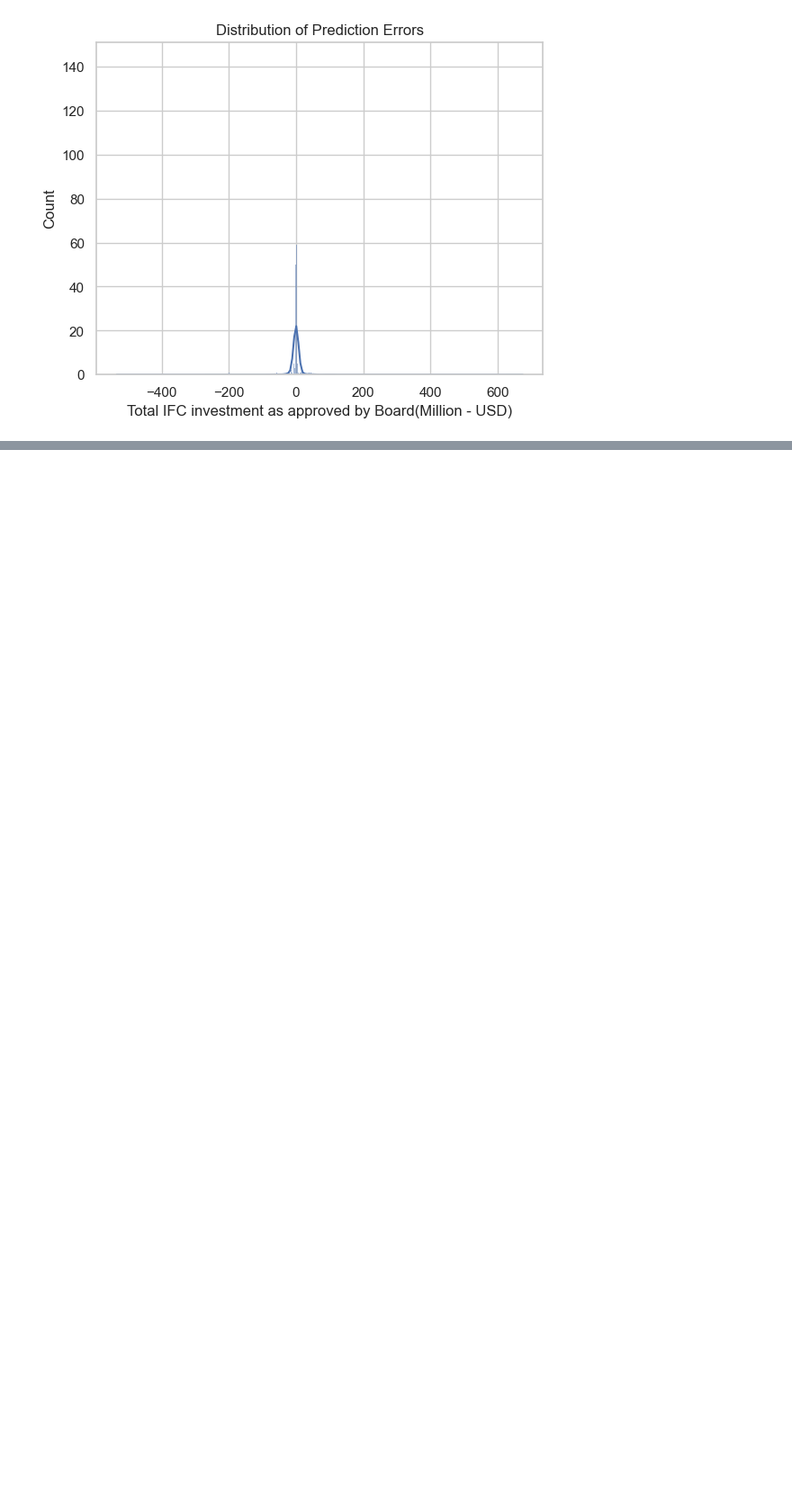
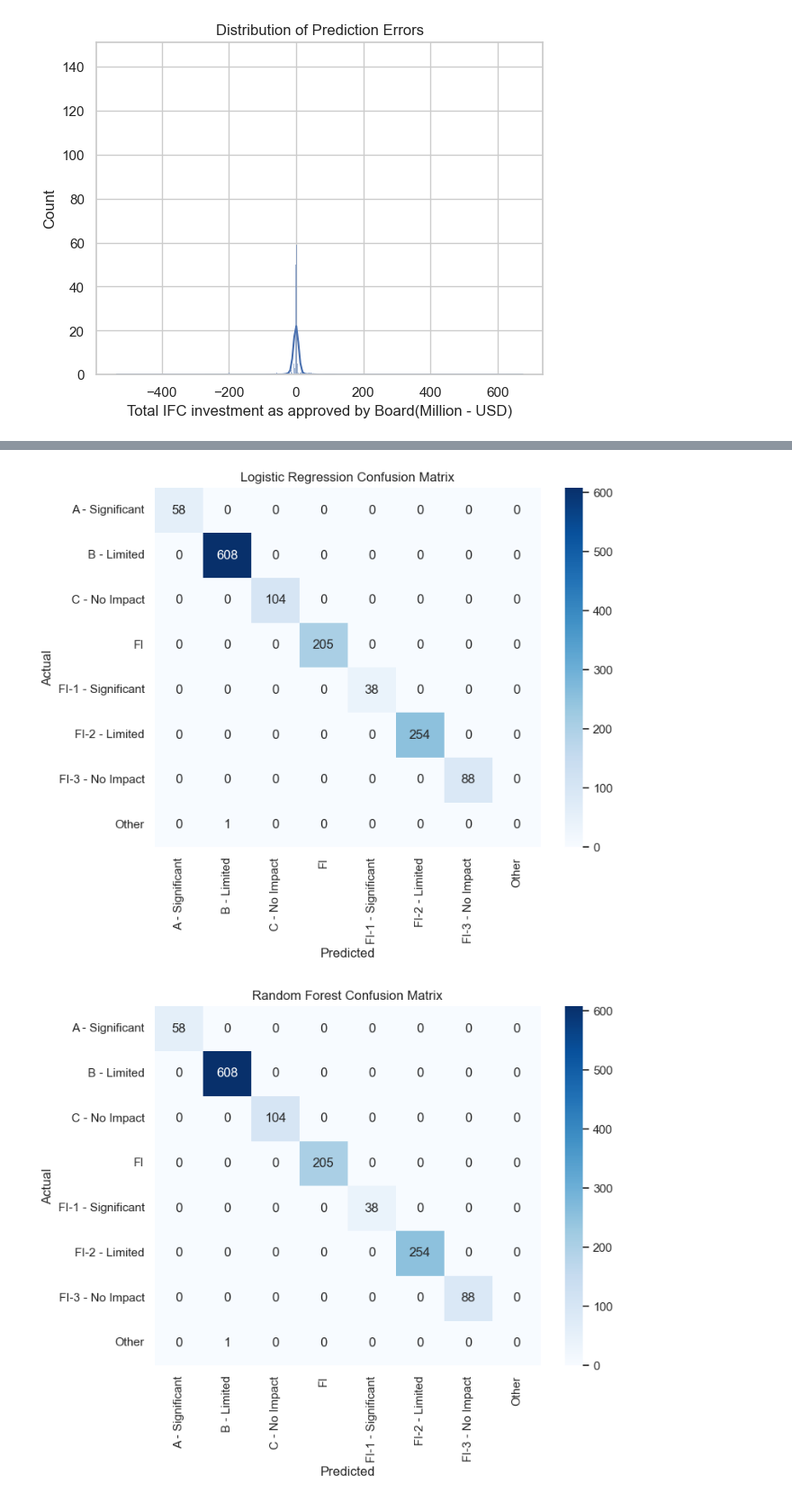
Before and after one commit to Rajabboev/Hybrid_ML_model_investment, a Jupyter notebook: IFC Investment .ipynb, the cells around one changed output, grey strips where cells are left out. Shown at 90% size. Drawn from its saved outputs; the diff is of its cells as text; code cells hidden in the pictures; blank space fills up the shorter version.

Commit message:
Leakage identified all models must be re-modeled

```diff
--- a/IFC Investment .ipynb
+++ b/IFC Investment .ipynb
@@ -793,0 +830,6 @@ plt.show()
+# %%
+from sklearn.model_selection import train_test_split
+
+Xc_train, Xc_test, yc_train, yc_test = train_test_split(
+    X_clf, y_clf_encoded, test_size=0.2, random_state=42, stratify=y_clf_encoded
+)
@@ -793,0 +901,17 @@ plt.show()
+# %%
+from xgboost import XGBClassifier
+
+xgb_clf = Pipeline(steps=[
+    ('preprocess', clf_preprocessor),
+    ('model', XGBClassifier(
+        n_estimators=300,
+        learning_rate=0.05,
+        max_depth=6,
+        subsample=0.8,
+        colsample_bytree=0.8,
+        random_state=42,
+        eval_metric='mlogloss'
+    ))
+])
+
+xgb_clf.fit(Xc_train, yc_train)
@@ -793,0 +946,24 @@ plt.show()
+# %%
+from sklearn.metrics import confusion_matrix
+import seaborn as sns
+import matplotlib.pyplot as plt
+
+def plot_conf_matrix(model, X_test, y_test, title):
+    preds = model.predict(X_test)
+    cm = confusion_matrix(y_test, preds)
+
+    plt.figure(figsize=(8,6))
+    sns.heatmap(cm, annot=True, cmap='Blues', fmt='d',
+                xticklabels=le.classes_,
+                yticklabels=le.classes_)
+    plt.title(title)
+    plt.xlabel("Predicted")
+    plt.ylabel("Actual")
+    plt.show()
+# %%
+plot_conf_matrix(logreg_model, Xc_test, yc_test, "Logistic Regression Confusion Matrix")
+plot_conf_matrix(rf_clf, Xc_test, yc_test, "Random Forest Confusion Matrix")
+plot_conf_matrix(xgb_clf, Xc_test, yc_test, "XGBoost Confusion Matrix")
+# %% [output]
+[figure, added]
+[figure, added]
```
Also changed, not shown: parts of 26 cells of this notebook.
